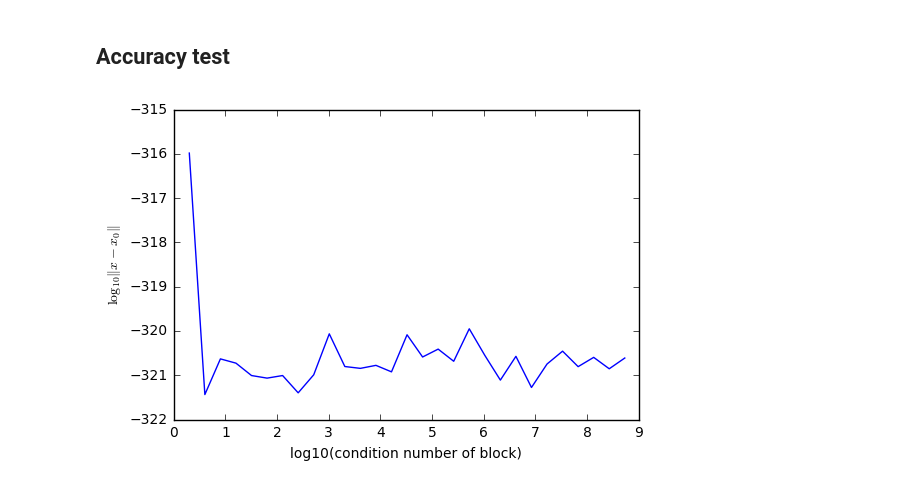
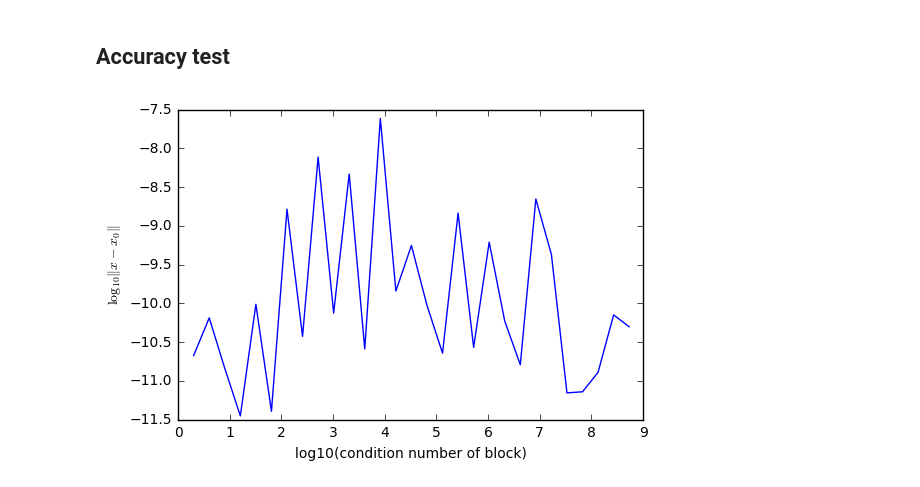
Before and after one commit to Ignatov-nlap/PSI_project, a Jupyter notebook: Inversion_tridiagonal.ipynb, the cells around one changed output. Drawn from its saved outputs; the diff is of its cells as text; code cells hidden in the pictures.

```diff
--- a/Inversion_tridiagonal.ipynb
+++ b/Inversion_tridiagonal.ipynb
@@ -91,17 +95,17 @@ from time import time
 
 N = 100000
 M = 5
-x= np.random.rand(N,M).astype(np.float64)
-B = np.random.rand(N-1,M,M)
-C = np.random.rand(N-1,M,M)
+x= np.random.rand(M,N).astype(np.float64)
+B = np.random.rand(M,M,N-1)
+C = np.random.rand(M,M,N-1)
 for i in range(N-1):
-    B[i]+= np.eye(M,M)*2
-    C[i]+= np.eye(M,M)*2
-A = np.random.rand(N,M,M)
+    B[:,:,i]+= np.eye(M,M)*2
+    C[:,:,i]+= np.eye(M,M)*2
+A = np.random.rand(M,M,N)
 for i in range(N):
-    A[i]+= np.eye(M,M)*2
+    A[:,:,i]+= np.eye(M,M)*2
 d = matvec(A,B,C,x)
 print x.shape
 
-%timeit x1 = thomas_solver(A,B,C,d)
+%timeit x1 = solve_linear(A,B,C,d)
 # %% [output]
@@ -113,39 +117,39 @@ print x.shape
 def generate_mat(M,cond):
     b = np.random.rand(M,M)
     U,s,V = np.linalg.svd(b)
     s[0] = s[-1]*cond
     return b
 
 def thomas_accuracy_test():
     errors = []
     conds = []
     for k in range(1,30):
         N = 1000
         M = 5
         cond = 2**k
-        x= np.random.rand(N,M).astype(np.float64)
-        B = np.random.rand(N-1,M,M)
-        C = np.random.rand(N-1,M,M)
+        x= np.random.rand(M,N).astype(np.float64)
+        B = np.random.rand(M,M,N-1)
+        C = np.random.rand(M,M,N-1)
         b = np.random.rand(M,M)
         U,s,V = np.linalg.svd(b)
         s[0] = s[-1]*cond
         b = U.dot(np.diag(s).dot(V.T))
         for i in range(N-1):
-            B[i] = generate_mat(M,cond)
-            C[i] = generate_mat(M,cond)
-        A = np.random.rand(N,M,M)
+            B[:,:,i] = generate_mat(M,cond)
+            C[:,:,i] = generate_mat(M,cond)
+        A = np.random.rand(M,M,N)
         for i in range(N):
-            A[i] = generate_mat(M,cond)
+            A[:,:,i] = generate_mat(M,cond)
         d = matvec(A,B,C,x)
-        x1 = thomas_solver(A,B,C,d)
+        x1 = solve_linear(A,B,C,d)
         errors.append(np.abs(x-x1).mean())
         conds.append(cond)
 
     plt.plot(np.log10(conds),np.log10(errors))
     plt.xlabel('log10(condition number of block)')
     plt.ylabel('$ \\log_{10}\\|x-x_0\\| $')
     plt.show()
 
 thomas_accuracy_test()
 # %% [output]
-[figure, old version]
+[figure, new version]
```
Also changed, not shown: parts of 3 cells of this notebook, 1 other file.
